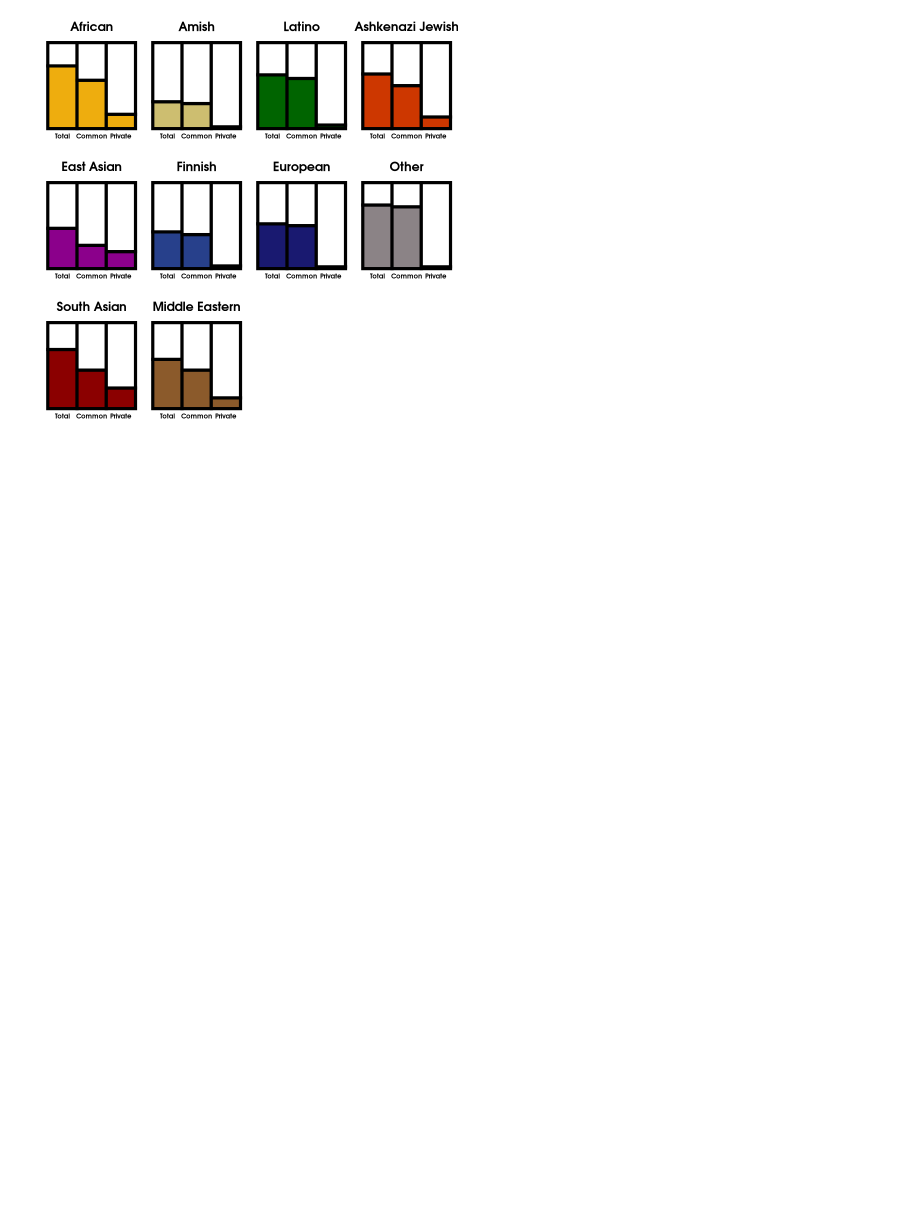
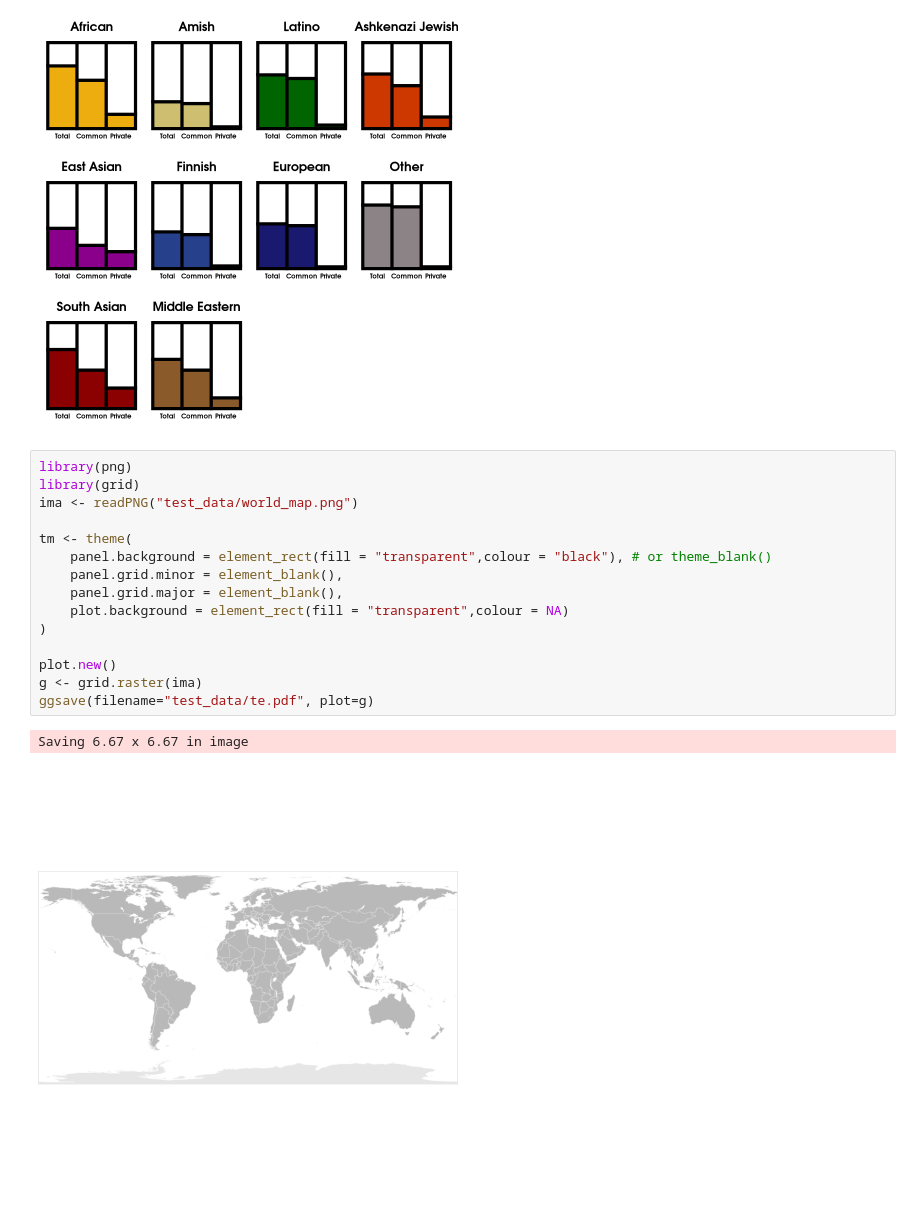
Before and after one commit to bioinfo-hcpa/pynoma, a Jupyter notebook: notebooks/barcharts.ipynb, the cells around one changed output. Saved outputs shown, nothing was run; the diff lists cells and outputs as text; blank space fills up the shorter version.

```diff
--- a/notebooks/barcharts.ipynb
+++ b/notebooks/barcharts.ipynb
@@ -1006,3 +1006,21 @@ plot_list <- get_all_plots(pops_vars, pop_colors)
 cowplot::plot_grid(plotlist = plot_list, align = "hv")
 # %% [output]
 [figure]
+# %%
+library(png)
+library(grid)
+ima <- readPNG("test_data/world_map.png")
+
+tm <- theme(
+    panel.background = element_rect(fill = "transparent",colour = "black"), # or theme_blank()
+    panel.grid.minor = element_blank(),
+    panel.grid.major = element_blank(),
+    plot.background = element_rect(fill = "transparent",colour = NA)
+)
+
+plot.new()
+g <- grid.raster(ima)
+ggsave(filename="test_data/te.pdf", plot=g)
+# %% [output]
+Saving 6.67 x 6.67 in image
+[figure, added]
```
Also changed, not shown: 7 other files.
